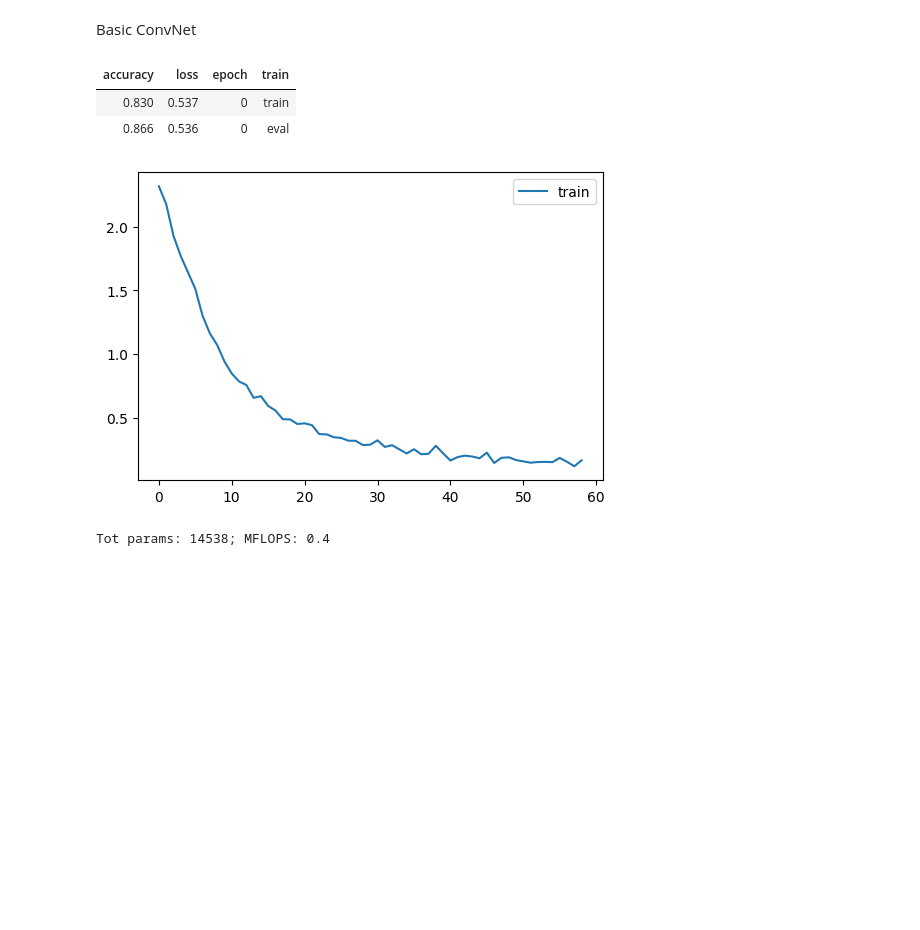
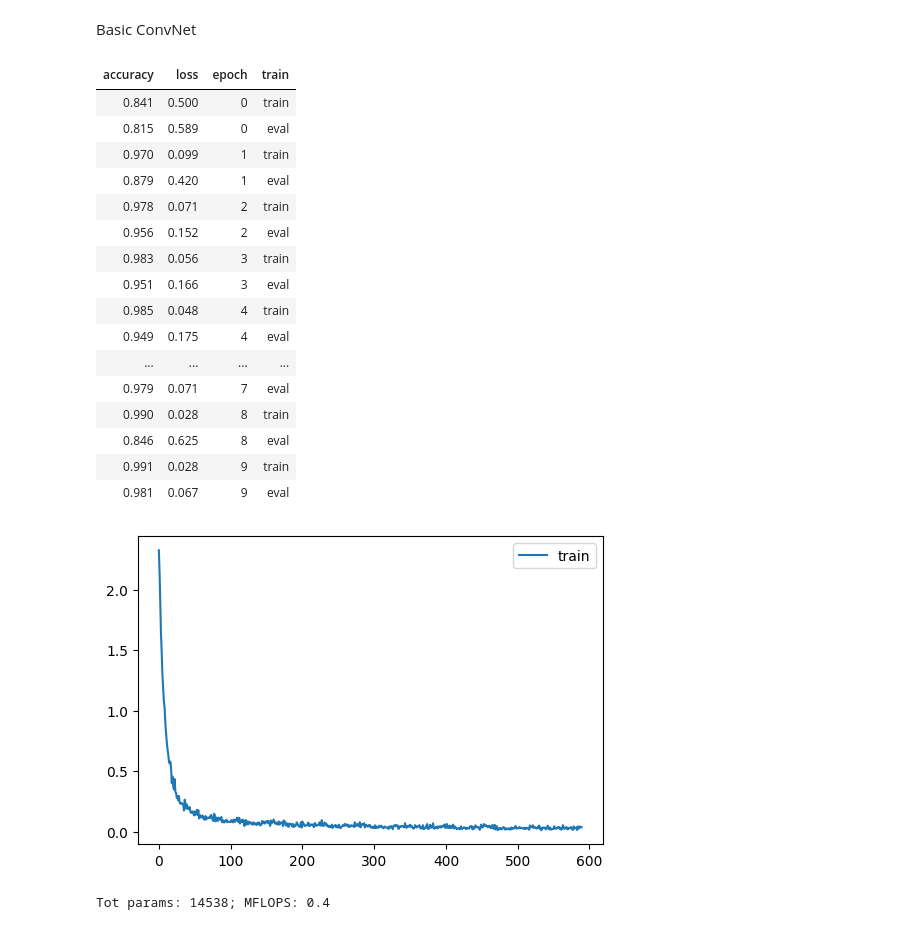
Before and after one commit to carpdiem/pytorch_model_investigations, a Jupyter notebook: NN_Exploration.ipynb, the cells around one changed output. Saved outputs shown, nothing was run; the diff lists cells and outputs as text; code cells hidden in the pictures; blank space fills up the shorter version.

```diff
--- a/NN_Exploration.ipynb
+++ b/NN_Exploration.ipynb
@@ -815,17 +851,31 @@ def conv(nin,nout):
     return [nn.Conv2d(nin, nout, kernel_size=3, stride=2, padding=1),
             nn.ReLU(), nn.BatchNorm2d(nout)]
 
-def get_model():
+def get_conv_model():
     return nn.Sequential(*conv(1, 16), *conv(16,32), *conv(32,32),
                          nn.AdaptiveAvgPool2d(1), nn.Flatten(), nn.Linear(32,10))
 # %%
 opt = partial(torch.optim.AdamW, betas=(0.9,0.95), eps=1e-5)
-learn = Learner(get_model(), dls, nn.CrossEntropyLoss(), lr=0.05, cbs=cbs, opt_func=opt)
+conv_learn = Learner(get_conv_model(), dls, nn.CrossEntropyLoss(), lr=0.05, cbs=cbs, opt_func=opt)
 # %%
-learn.fit(1, cbs=[ProgressCB(plot=True)])
+conv_learn.fit(10, cbs=[ProgressCB(plot=True)])
 # %% [output]
 | accuracy | loss | epoch | train |
-| 0.830 | 0.537 | 0 | train |
-| 0.866 | 0.536 | 0 | eval |
+| 0.841 | 0.500 | 0 | train |
+| 0.815 | 0.589 | 0 | eval |
+| 0.970 | 0.099 | 1 | train |
+| 0.879 | 0.420 | 1 | eval |
+| 0.978 | 0.071 | 2 | train |
+| 0.956 | 0.152 | 2 | eval |
+| 0.983 | 0.056 | 3 | train |
+| 0.951 | 0.166 | 3 | eval |
+| 0.985 | 0.048 | 4 | train |
+| 0.949 | 0.175 | 4 | eval |
+| ... | ... | ... | ... |
+| 0.979 | 0.071 | 7 | eval |
+| 0.990 | 0.028 | 8 | train |
+| 0.846 | 0.625 | 8 | eval |
+| 0.991 | 0.028 | 9 | train |
+| 0.981 | 0.067 | 9 | eval |
-[figure, old version]
+[figure, new version]
 # %%
```
Also changed, not shown: parts of 13 cells of this notebook.
